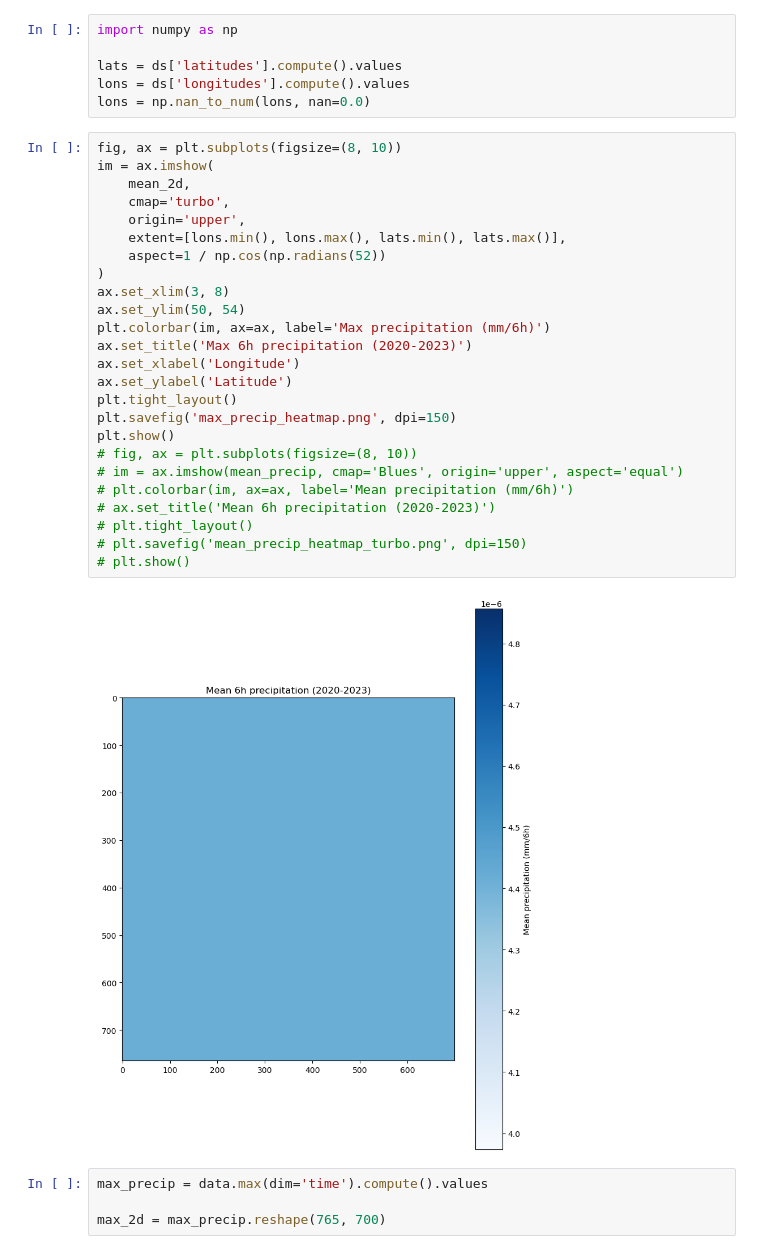
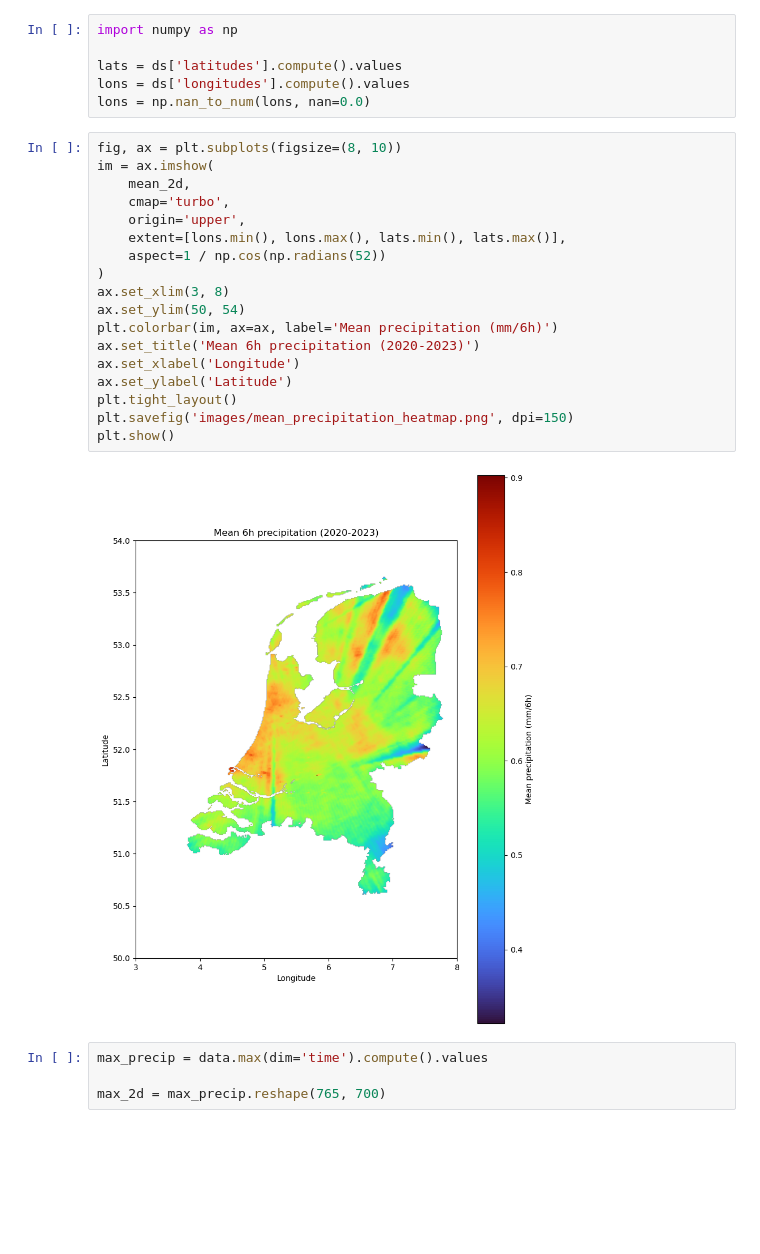
Before and after one commit to jterhaar/ThesisProject, a Jupyter notebook: data/analysis/analysis.ipynb, the cells around one changed output. Saved outputs shown, nothing was run; the diff lists cells and outputs as text; blank space fills up the shorter version.

```diff
--- a/data/analysis/analysis.ipynb
+++ b/data/analysis/analysis.ipynb
@@ -41,30 +41,23 @@ lons = np.nan_to_num(lons, nan=0.0)
 # %%
 fig, ax = plt.subplots(figsize=(8, 10))
 im = ax.imshow(
     mean_2d,
     cmap='turbo',
     origin='upper',
     extent=[lons.min(), lons.max(), lats.min(), lats.max()],
     aspect=1 / np.cos(np.radians(52))
 )
 ax.set_xlim(3, 8)
 ax.set_ylim(50, 54)
-plt.colorbar(im, ax=ax, label='Max precipitation (mm/6h)')
-ax.set_title('Max 6h precipitation (2020-2023)')
+plt.colorbar(im, ax=ax, label='Mean precipitation (mm/6h)')
+ax.set_title('Mean 6h precipitation (2020-2023)')
 ax.set_xlabel('Longitude')
 ax.set_ylabel('Latitude')
 plt.tight_layout()
-plt.savefig('max_precip_heatmap.png', dpi=150)
+plt.savefig('images/mean_precipitation_heatmap.png', dpi=150)
 plt.show()
-# fig, ax = plt.subplots(figsize=(8, 10))
-# im = ax.imshow(mean_precip, cmap='Blues', origin='upper', aspect='equal')
-# plt.colorbar(im, ax=ax, label='Mean precipitation (mm/6h)')
-# ax.set_title('Mean 6h precipitation (2020-2023)')
-# plt.tight_layout()
-# plt.savefig('mean_precip_heatmap_turbo.png', dpi=150)
-# plt.show()
 # %% [output]
-[figure, old version]
+[figure, new version]
 # %%
 max_precip = data.max(dim='time').compute().values
 
```
Also changed, not shown: parts of 15 cells of this notebook, 19 other files.
